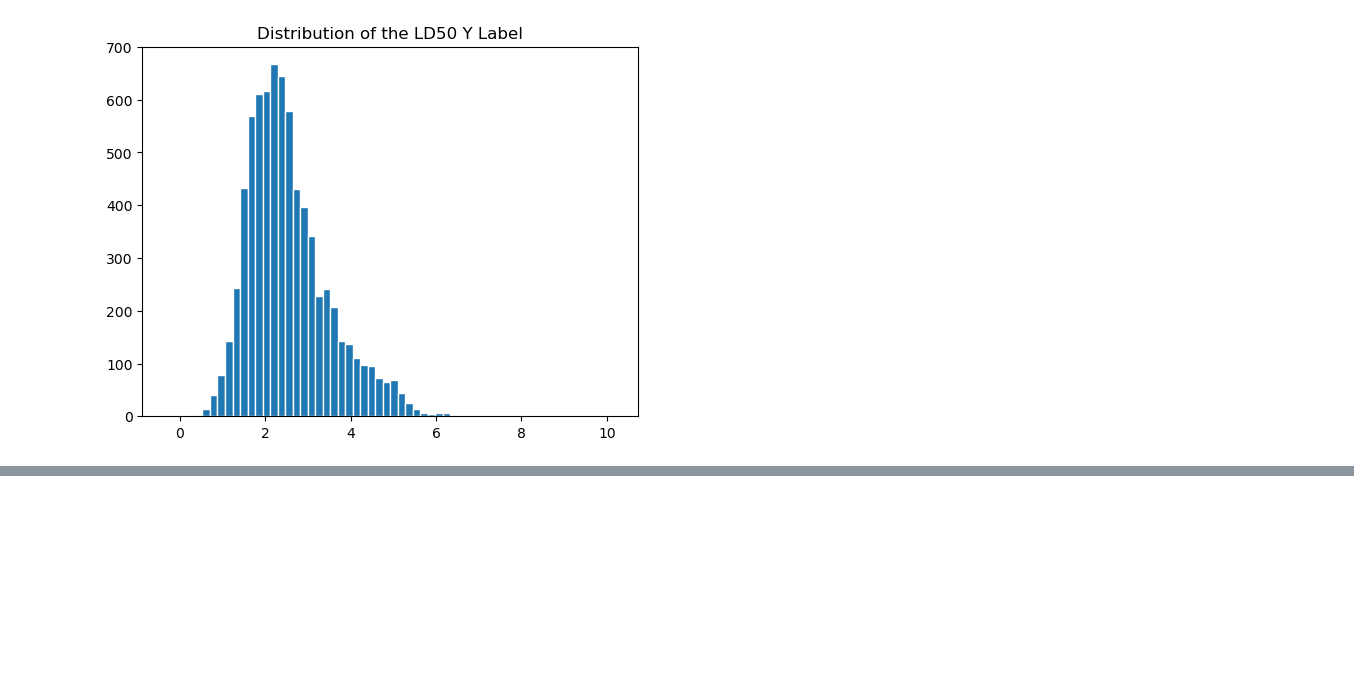
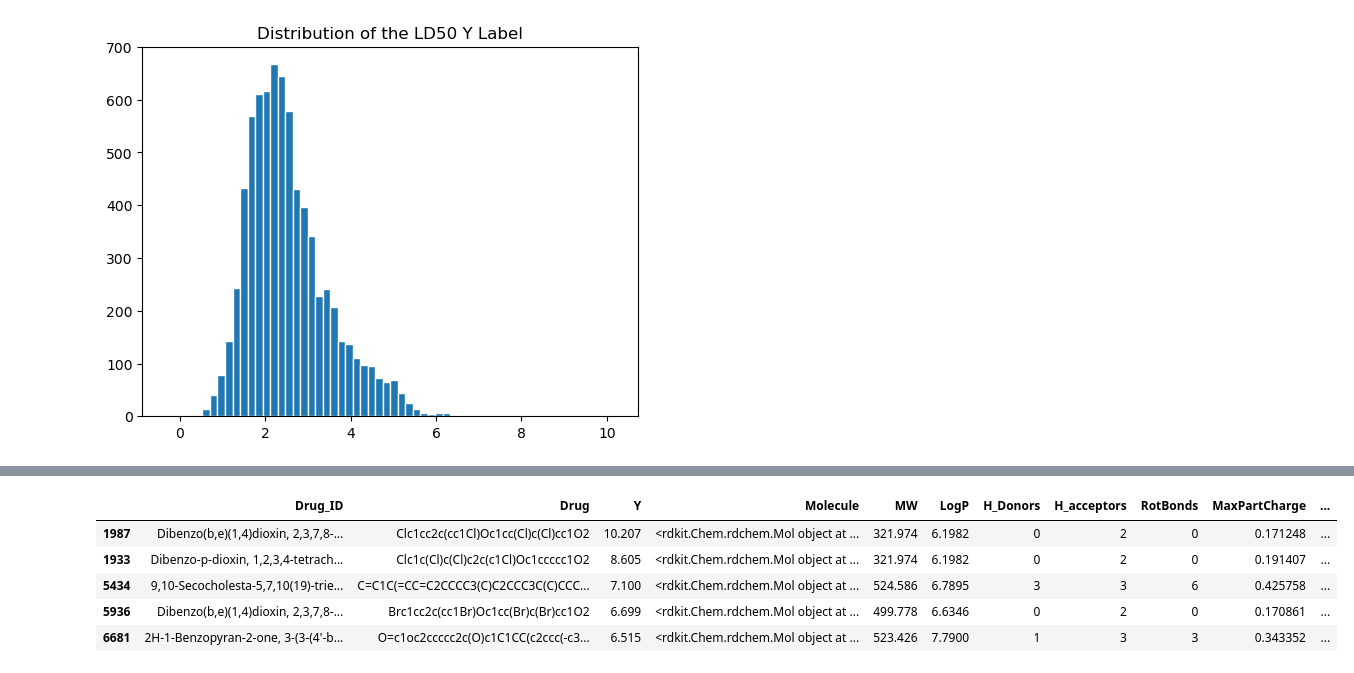
Before and after one commit to admtr/bioinf_25_26_project2, a Jupyter notebook: prediction_of_molecule_properties.ipynb, the cells around one changed output, grey strips where cells are left out. Drawn from its saved outputs; the diff is of its cells as text; code cells hidden in the pictures; blank space fills up the shorter version.

```diff
--- a/prediction_of_molecule_properties.ipynb
+++ b/prediction_of_molecule_properties.ipynb
@@ -117,0 +157,10 @@ As we can see, most on the drugs in our data set have lower toxicity.
+# %%
+tox_df = tox_df.sort_values("Y", ascending= False).drop_duplicates(subset="InChIKey", keep = "first")
+tox_df.head(5)
+# %% [output]
+|  | Drug_ID | Drug | Y | Molecule | MW | LogP | H_Donors | H_acceptors | RotBonds | MaxPartCharge | ... |
+| 1987 | Dibenzo(b,e)(1,4)dioxin, 2,3,7,8-... | Clc1cc2c(cc1Cl)Oc1cc(Cl)c(Cl)cc1O2 | 10.207 | <rdkit.Chem.rdchem.Mol object at ... | 321.974 | 6.1982 | 0 | 2 | 0 | 0.171248 | ... |
+| 1933 | Dibenzo-p-dioxin, 1,2,3,4-tetrach... | Clc1c(Cl)c(Cl)c2c(c1Cl)Oc1ccccc1O2 | 8.605 | <rdkit.Chem.rdchem.Mol object at ... | 321.974 | 6.1982 | 0 | 2 | 0 | 0.191407 | ... |
+| 5434 | 9,10-Secocholesta-5,7,10(19)-trie... | C=C1C(=CC=C2CCCC3(C)C2CCC3C(C)CCC... | 7.100 | <rdkit.Chem.rdchem.Mol object at ... | 524.586 | 6.7895 | 3 | 3 | 6 | 0.425758 | ... |
+| 5936 | Dibenzo(b,e)(1,4)dioxin, 2,3,7,8-... | Brc1cc2c(cc1Br)Oc1cc(Br)c(Br)cc1O2 | 6.699 | <rdkit.Chem.rdchem.Mol object at ... | 499.778 | 6.6346 | 0 | 2 | 0 | 0.170861 | ... |
+| 6681 | 2H-1-Benzopyran-2-one, 3-(3-(4'-b... | O=c1oc2ccccc2c(O)c1C1CC(c2ccc(-c3... | 6.515 | <rdkit.Chem.rdchem.Mol object at ... | 523.426 | 7.7900 | 1 | 3 | 3 | 0.343352 | ... |
```
Also changed, not shown: parts of 9 cells of this notebook.
